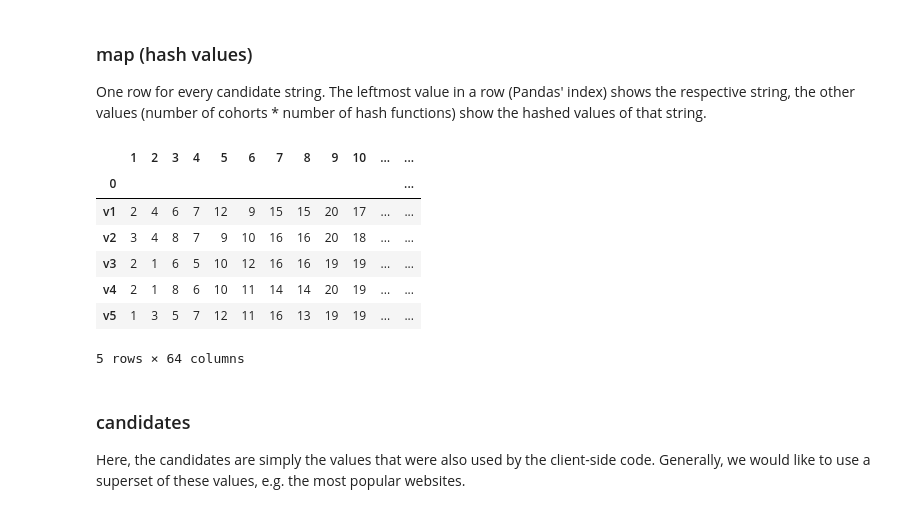
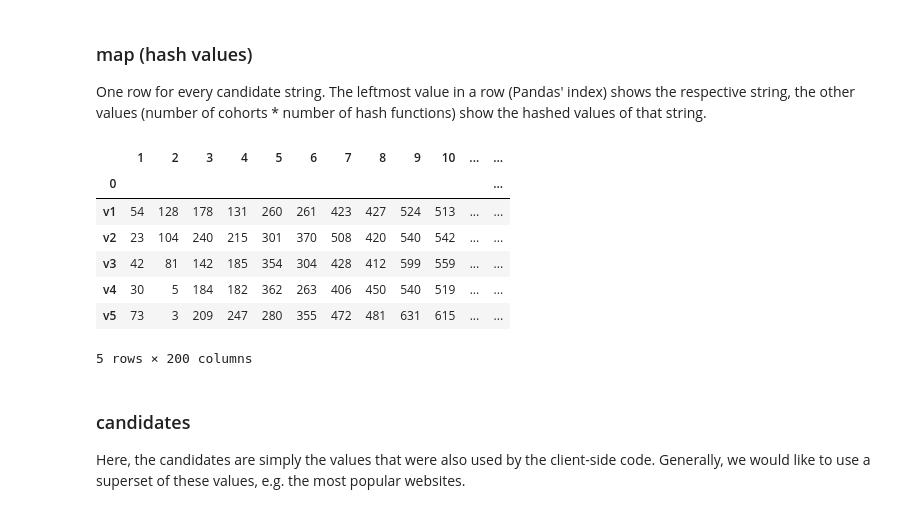
Before and after one commit to mozilla/rappor-aggregator, a Jupyter notebook: RAPPOR.ipynb, the cells around one changed output. Cells and saved outputs as stored; diff of their text form; code cells hidden in the pictures.

```diff
--- a/RAPPOR.ipynb
+++ b/RAPPOR.ipynb
@@ -15,11 +17,19 @@ In production, the content of these files is coming from the clients. For testin
+# %%
+distributions = ["gauss", "zipf1", "zipf1.5", "exp", "unif"]
+distribution = distributions[0]
 # %%
-base = "../rappor/"
-base += "_tmp/python/r-gauss-small-sim_bloom_filter1_1/"
+def get_paths(distribution):
+    base = "../data/r-%s-small-sim_final/" % distribution
 
-PARAMS_PATH = base + "case_params.csv"
-COUNTS_PATH = base + "1/case_counts.csv"
-MAP_PATH = base + "case_map.csv"
-CANDIDATES_PATH = base + "case_unique_values.txt" #"case_candidates.txt"
+    params_path = base + "case_params.csv"
+    counts_path = base + "1/case_counts.csv"
+    map_path = base + "case_map.csv"
+    candidates_path = base + "case_unique_values.txt" #"case_candidates.txt"
+    true_values_path = base + "1/case_true_values.csv"
+
+    return params_path, counts_path, map_path, candidates_path, true_values_path
+# %%
+PARAMS_PATH, COUNTS_PATH, MAP_PATH, CANDIDATES_PATH, TRUE_VALUES_PATH = get_paths(distribution)
 # %% [markdown]
 ### params
 # %%
@@ -60,18 +81,21 @@ counts.head()
 ### map (hash values)
 
 One row for every candidate string. The leftmost value in a row (Pandas' index) shows the respective string, the other values (number of cohorts * number of hash functions) show the hashed values of that string.
+# %%
+def load_map(path):
+     return DataFrame.from_csv(path, header=None)
 # %%
-maps = DataFrame.from_csv(MAP_PATH, header=None)
+maps = load_map(MAP_PATH)
 maps.head()
 # %% [output]
 |  | 1 | 2 | 3 | 4 | 5 | 6 | 7 | 8 | 9 | 10 | ... | ... |
 | 0 |  |  |  |  |  |  |  |  |  |  |  | ... |
-| v1 | 2 | 4 | 6 | 7 | 12 | 9 | 15 | 15 | 20 | 17 | ... | ... |
-| v2 | 3 | 4 | 8 | 7 | 9 | 10 | 16 | 16 | 20 | 18 | ... | ... |
-| v3 | 2 | 1 | 6 | 5 | 10 | 12 | 16 | 16 | 19 | 19 | ... | ... |
-| v4 | 2 | 1 | 8 | 6 | 10 | 11 | 14 | 14 | 20 | 19 | ... | ... |
-| v5 | 1 | 3 | 5 | 7 | 12 | 11 | 16 | 13 | 19 | 19 | ... | ... |
+| v1 | 54 | 128 | 178 | 131 | 260 | 261 | 423 | 427 | 524 | 513 | ... | ... |
+| v2 | 23 | 104 | 240 | 215 | 301 | 370 | 508 | 420 | 540 | 542 | ... | ... |
+| v3 | 42 | 81 | 142 | 185 | 354 | 304 | 428 | 412 | 599 | 559 | ... | ... |
+| v4 | 30 | 5 | 184 | 182 | 362 | 263 | 406 | 450 | 540 | 519 | ... | ... |
+| v5 | 73 | 3 | 209 | 247 | 280 | 355 | 472 | 481 | 631 | 615 | ... | ... |
-5 rows × 64 columns
+5 rows × 200 columns
 # %% [markdown]
 ### candidates
 
```
Also changed, not shown: parts of 70 cells of this notebook.
